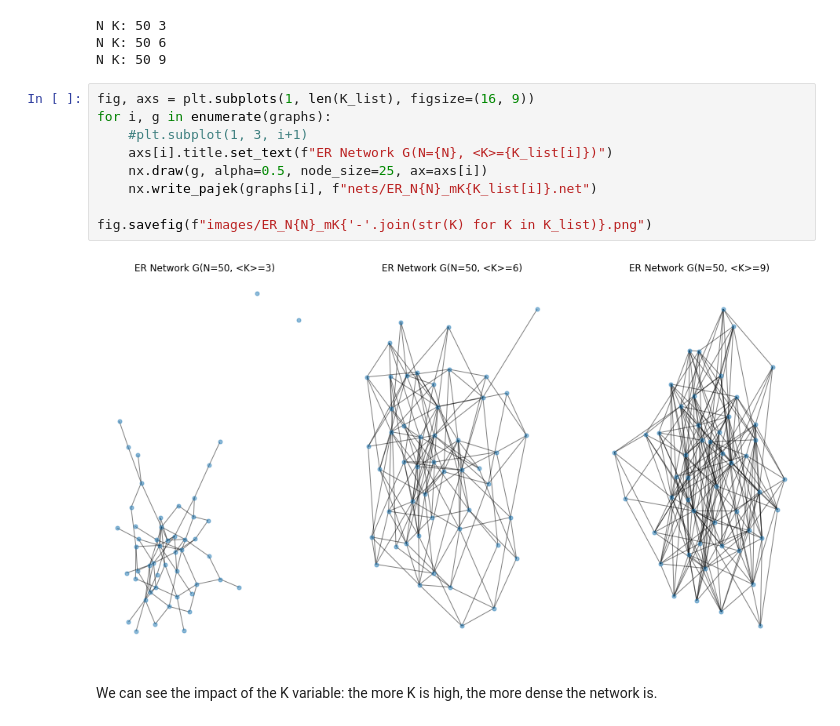
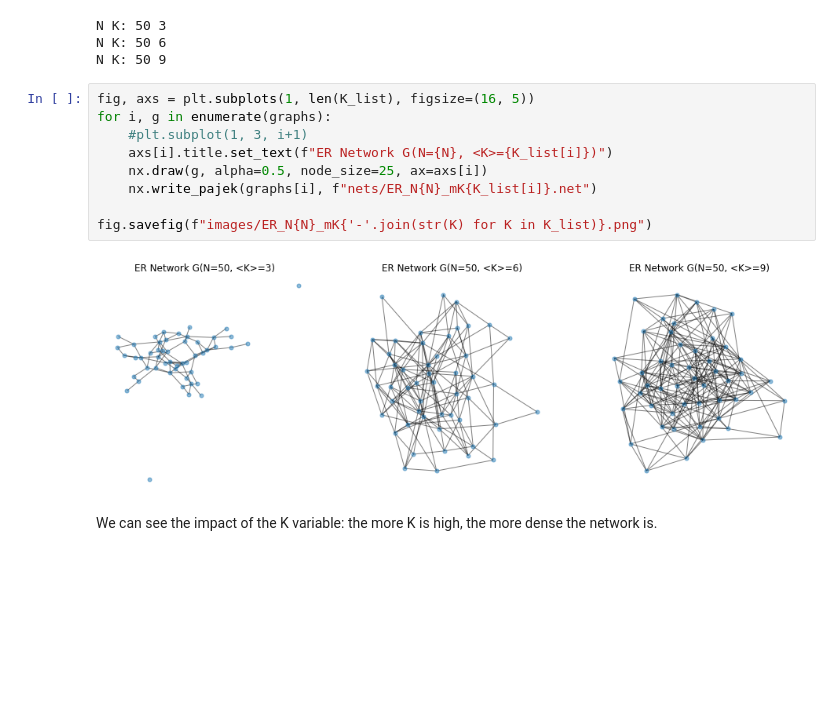
Before and after one commit to samyxdev/network-models-generators, a Jupyter notebook: ER_model.ipynb, the cells around one changed output. Saved outputs shown, nothing was run; the diff lists cells and outputs as text; blank space fills up the shorter version.

```diff
--- a/ER_model.ipynb
+++ b/ER_model.ipynb
@@ -68,16 +68,16 @@ N K: 50 3
 N K: 50 6
 N K: 50 9
 # %%
-fig, axs = plt.subplots(1, len(K_list), figsize=(16, 9))
+fig, axs = plt.subplots(1, len(K_list), figsize=(16, 5))
 for i, g in enumerate(graphs):
     #plt.subplot(1, 3, i+1)
     axs[i].title.set_text(f"ER Network G(N={N}, <K>={K_list[i]})")
     nx.draw(g, alpha=0.5, node_size=25, ax=axs[i])
     nx.write_pajek(graphs[i], f"nets/ER_N{N}_mK{K_list[i]}.net")
 
 fig.savefig(f"images/ER_N{N}_mK{'-'.join(str(K) for K in K_list)}.png")
 # %% [output]
-[figure, old version]
+[figure, new version]
 # %% [markdown]
 We can see the impact of the K variable: the more K is high, the more dense the network is.
 # %%
```
Also changed, not shown: parts of 5 cells of this notebook, 7 other files.
